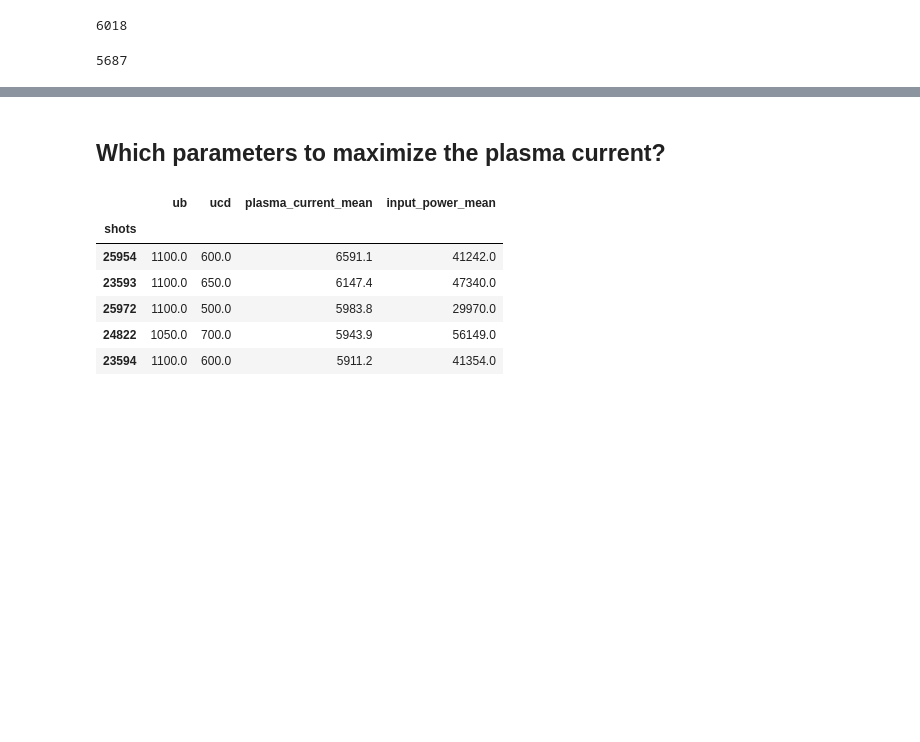
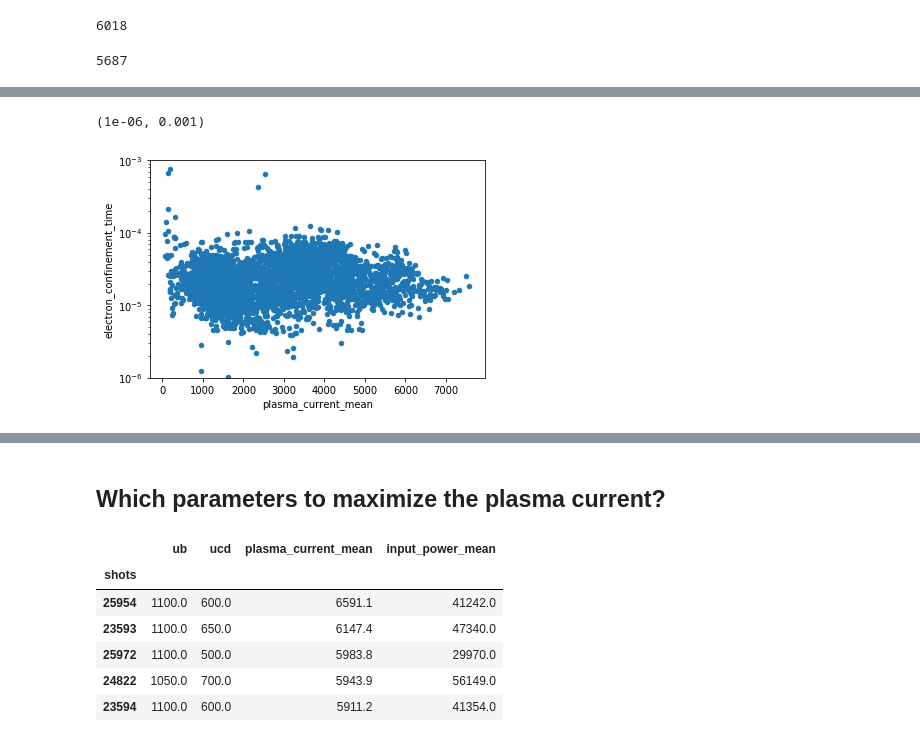
Before and after one commit to jhillairet/GOLEM, a Jupyter notebook: GOLEM_Estimating the best parameter set to maximize something.ipynb, the cells around one changed output, grey strips where cells are left out. Cells and saved outputs as stored; diff of their text form; code cells hidden in the pictures; blank space fills up the shorter version.

```diff
--- a/GOLEM_Estimating the best parameter set to maximize something.ipynb
+++ b/GOLEM_Estimating the best parameter set to maximize something.ipynb
@@ -51,0 +71,6 @@ print(len(dataset))
+# %%
+ax=dataset.plot(x='plasma_current_mean', y='electron_confinement_time', kind='scatter', logy=True)
+ax.set_ylim(1e-6, 1e-3)
+# %% [output]
+(1e-06, 0.001)
+[figure, added]
```
Also changed, not shown: parts of 14 cells of this notebook, 1 other file.
